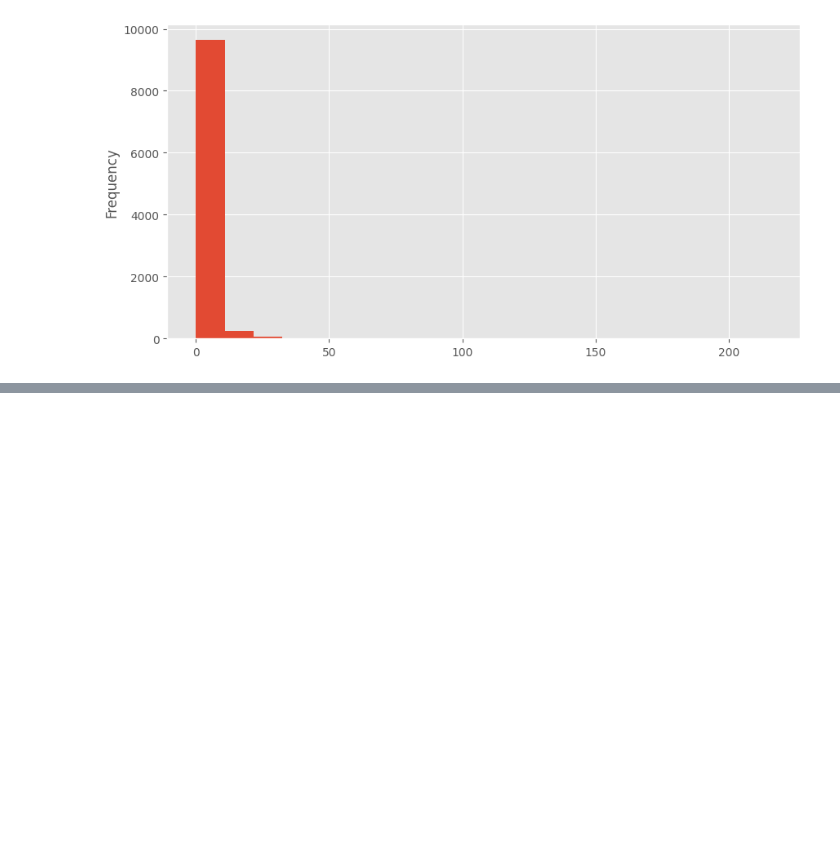
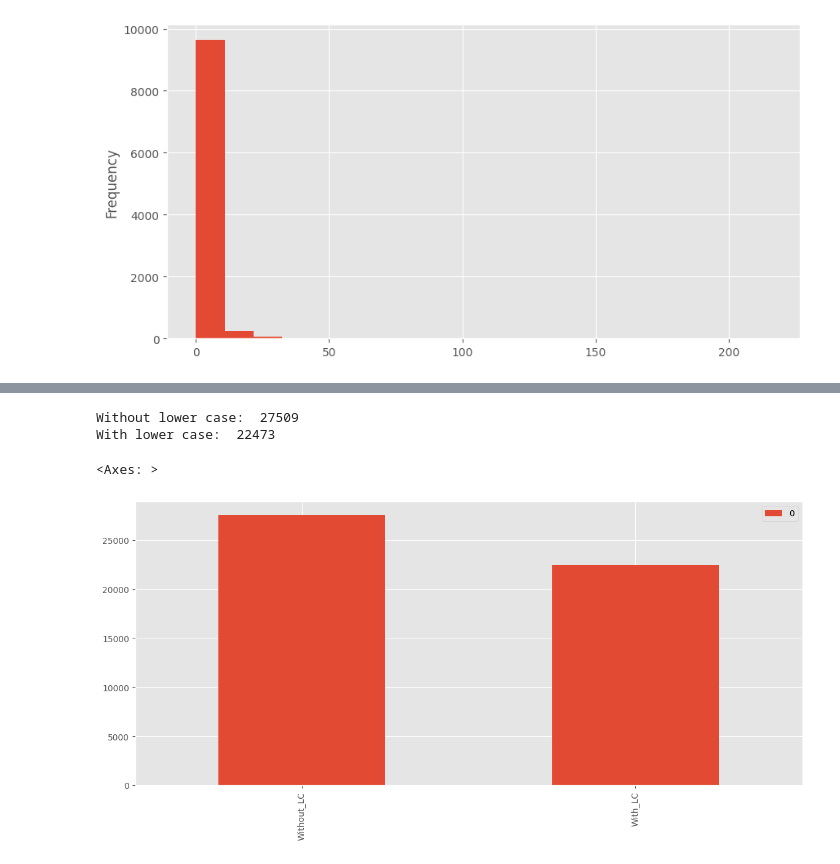
Before and after one commit to techsidh/Amazon-reviews-sentiment-analysis, a Jupyter notebook: Amazon_Review.ipynb, the cells around one changed output, grey strips where cells are left out. Cells and saved outputs as stored; diff of their text form; code cells hidden in the pictures; blank space fills up the shorter version.

```diff
--- a/Amazon_Review.ipynb
+++ b/Amazon_Review.ipynb
@@ -170,0 +216,25 @@ plt.imshow(word_cloud,
+# %%
+#1. Converting words to lower/upper case
+amazon_reviews['reviews_text_new'] = amazon_reviews['Text'].str.lower()
+# %%
+# For reviews not converted to lower case
+token_list = [word_tokenize(each) for each in amazon_reviews['Text']]
+token = [word for sublist in token_list for word in sublist]
+token_list = len(set(token))
+print("Without lower case: ",token_list)
+
+# For reviews converted to lower case
+token_list_lower = [word_tokenize(each) for each in amazon_reviews['reviews_text_new']]
+token_lower = [word for sublist in token_list_lower for word in sublist]
+token_list_lc = len(set(token_lower))
+print("With lower case: ",token_list_lc)
+# %% [output]
+Without lower case:  27509
+With lower case:  22473
+# %%
+index = ['Without_LC','With_LC']
+df = pd.DataFrame(data = [token_list,token_list_lc],index = index)
+df.plot(kind = 'bar')
+# %% [output]
+<Axes: >
+[figure, added]
```
Also changed, not shown: parts of 17 cells of this notebook.
